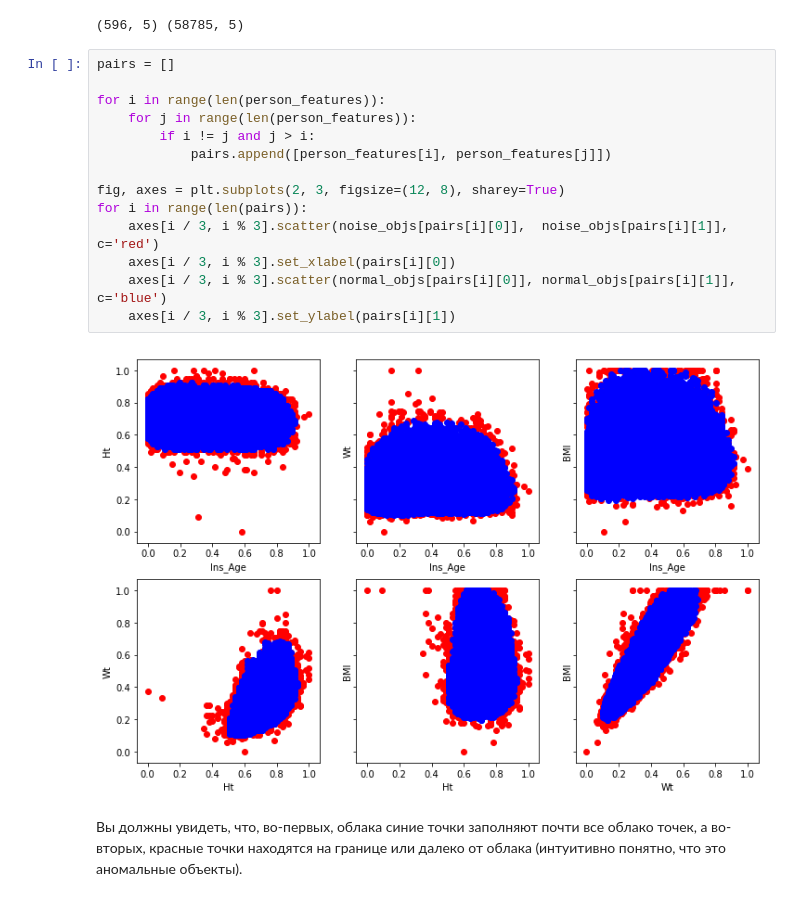
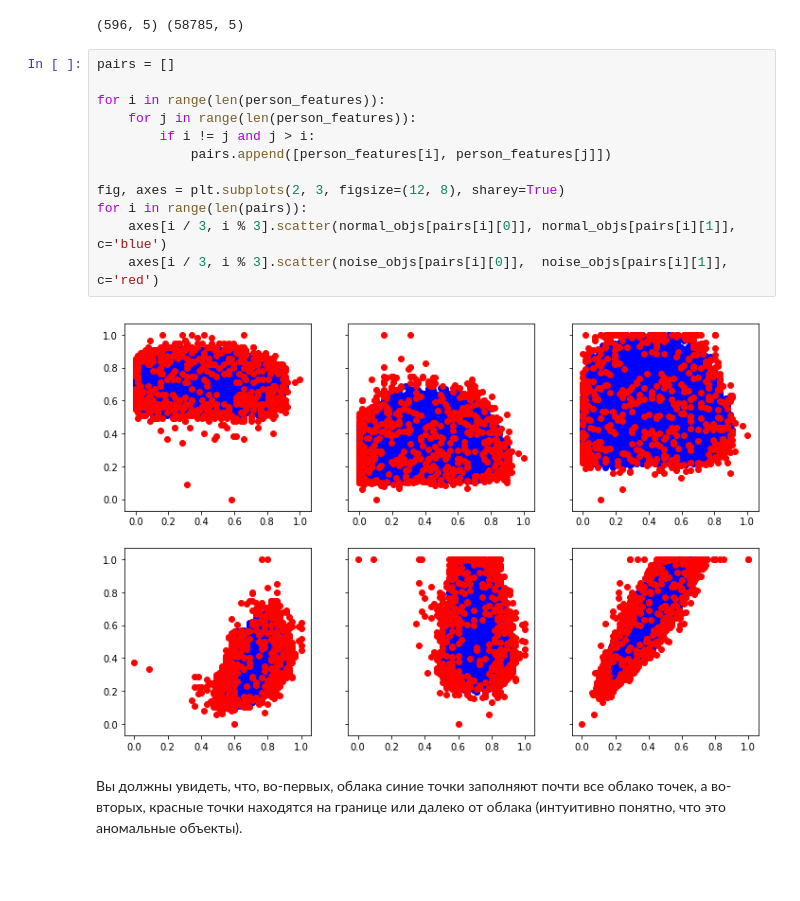
Before and after one commit to vsgranovskiy/ML_DS_Yandex_and_MIPT, a Jupyter notebook: C3/VisualizationPeerReview.ipynb, the cells around one changed output. Cells and saved outputs as stored; diff of their text form; blank space fills up the shorter version.

```diff
--- a/C3/VisualizationPeerReview.ipynb
+++ b/C3/VisualizationPeerReview.ipynb
@@ -470,19 +497,17 @@ print noise_objs.shape, normal_objs.shape
 # %%
 pairs = []
 
 for i in range(len(person_features)):
     for j in range(len(person_features)):
         if i != j and j > i:
             pairs.append([person_features[i], person_features[j]])
 
 fig, axes = plt.subplots(2, 3, figsize=(12, 8), sharey=True)
 for i in range(len(pairs)):
+    axes[i / 3, i % 3].scatter(normal_objs[pairs[i][0]], normal_objs[pairs[i][1]], c='blue')
     axes[i / 3, i % 3].scatter(noise_objs[pairs[i][0]],  noise_objs[pairs[i][1]],  c='red')
-    axes[i / 3, i % 3].set_xlabel(pairs[i][0])
-    axes[i / 3, i % 3].scatter(normal_objs[pairs[i][0]], normal_objs[pairs[i][1]], c='blue')
-    axes[i / 3, i % 3].set_ylabel(pairs[i][1])
 # %% [output]
-[figure, old version]
+[figure, new version]
 # %% [markdown]
 Вы должны увидеть, что, во-первых, облака синие точки заполняют почти все облако точек, а во-вторых, красные точки находятся на границе или далеко от облака (интуитивно понятно, что это аномальные объекты).
 # %% [markdown]
```
Also changed, not shown: parts of 8 cells of this notebook.
